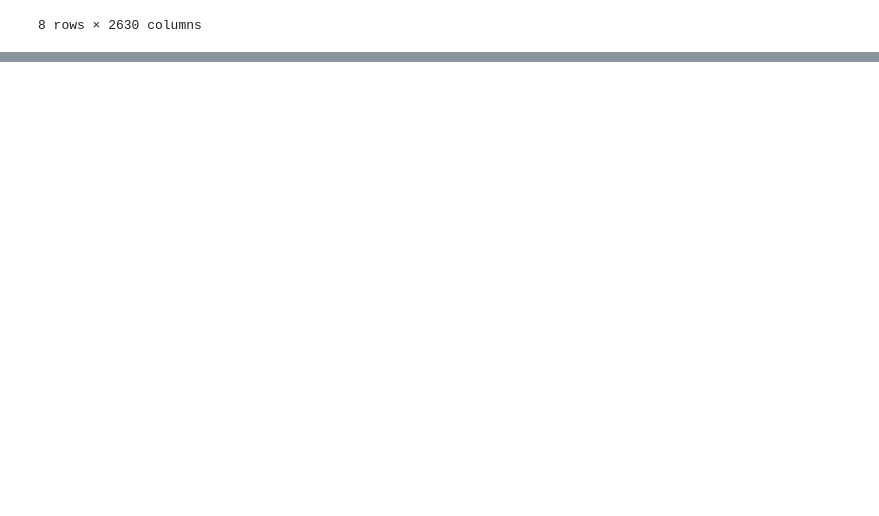
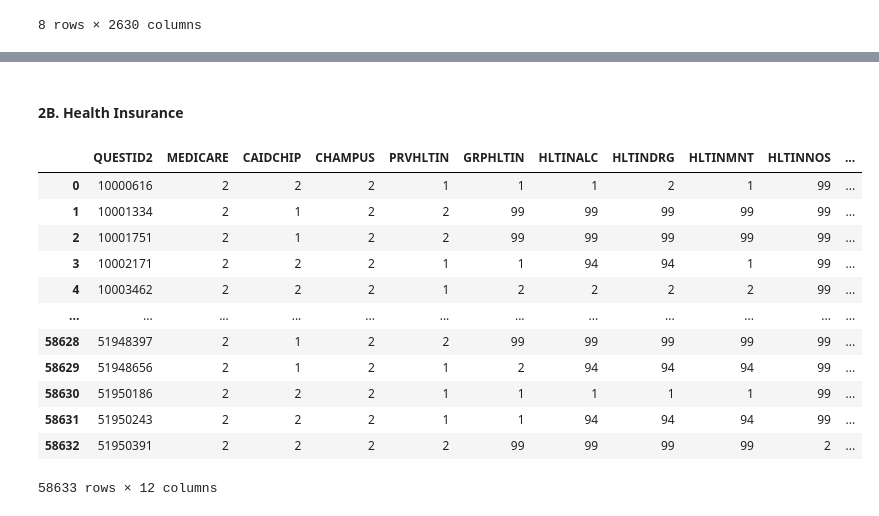
Before and after one commit to infunibuley/infunibuley.github.io, a Jupyter notebook: data/projects/nsduh-eda/nsduh-eda.ipynb, the cells around one changed output, grey strips where cells are left out. Saved outputs shown, nothing was run; the diff lists cells and outputs as text; code cells hidden in the pictures; blank space fills up the shorter version.

Commit message:
working on nsduh eda in python.

```diff
--- a/data/projects/nsduh-eda/nsduh-eda.ipynb
+++ b/data/projects/nsduh-eda/nsduh-eda.ipynb
@@ -122,0 +139,2 @@ Replaced PDEN10 values with string-based values for easier understanding. Change
+# %%
+table_names = []
@@ -122,0 +143,5 @@ Replaced PDEN10 values with string-based values for easier understanding. Change
+# %%
+cols = ['ANALWT2_C', 'VESTR_C', 'VEREP']
+weights_df = nsduh_df[['QUESTID2'] + cols].copy()
+table_names.append('weights_df')
+weights_df
@@ -122,0 +166,5 @@ Replaced PDEN10 values with string-based values for easier understanding. Change
+# %%
+cols = ['PDEN10', 'COUTYP4', 'MAIIN102', 'AIIND102', 'AGE3', 'SERVICE', 'MILSTAT', 'COMBATPY', 'NOMARR2', 'HEALTH', 'HEALTH2', 'SPEAKENGL', 'LVLDIFMEM2', 'LVLDIFCARE2', 'LVLDIFCOMM2', 'IRSEX', 'IRMARIT', 'IREDUHIGHST2', 'PREGAGE2', 'NEWRACE2', 'MILTFAMLY', 'MILTSPPAR', 'EDFAM18', 'IMOTHER', 'IFATHER', 'NRCH17_2', 'IRKI17_2', 'IRHH65_2', 'CELLWRKNG', 'CELLNOTCL', 'GOVTPROG', 'INCOME', 'POVERTY3', 'BOOKED', 'NOBOOKY2', 'PROBATON', 'PAROLREL']
+demo_df = nsduh_df[['QUESTID2'] + cols].copy()
+table_names.append('demo_df')
+demo_df
@@ -122,0 +187,5 @@ Replaced PDEN10 values with string-based values for easier understanding. Change
+# %%
+cols = ['EDUSCHLGO', 'EDUSCHGRD2', 'EDUFULPAR', 'EDUSCKCOM', 'EDUSKPCOM', 'EDUSCHGRD2', 'EDUFULPAR', 'WRKSTATWK2', 'WRK35WKUS', 'WRKRSNJOB', 'WRKEFFORT', 'WRKDPSTYR', 'WRKSELFEM', 'WRKNJBPYR', 'WRKLASTYR2', 'WRKSICKMO', 'WRKSKIPMO']
+emp_df = nsduh_df[['QUESTID2'] + cols].copy()
+table_names.append('emp_df')
+emp_df
@@ -122,0 +206,21 @@ Replaced PDEN10 values with string-based values for easier understanding. Change
+# %% [markdown]
+#### 2B. Health Insurance
+# %%
+cols = ['MEDICARE', 'CAIDCHIP', 'CHAMPUS', 'PRVHLTIN', 'GRPHLTIN', 'HLTINALC', 'HLTINDRG', 'HLTINMNT', 'HLTINNOS', 'HLCLAST', 'HLLOSRSN']
+health_ins_df = nsduh_df[['QUESTID2'] + cols].copy()
+table_names.append('health_ins_df')
+health_ins_df
+# %% [output]
+|  | QUESTID2 | MEDICARE | CAIDCHIP | CHAMPUS | PRVHLTIN | GRPHLTIN | HLTINALC | HLTINDRG | HLTINMNT | HLTINNOS | ... |
+| 0 | 10000616 | 2 | 2 | 2 | 1 | 1 | 1 | 2 | 1 | 99 | ... |
+| 1 | 10001334 | 2 | 1 | 2 | 2 | 99 | 99 | 99 | 99 | 99 | ... |
+| 2 | 10001751 | 2 | 1 | 2 | 2 | 99 | 99 | 99 | 99 | 99 | ... |
+| 3 | 10002171 | 2 | 2 | 2 | 1 | 1 | 94 | 94 | 1 | 99 | ... |
+| 4 | 10003462 | 2 | 2 | 2 | 1 | 2 | 2 | 2 | 2 | 99 | ... |
+| ... | ... | ... | ... | ... | ... | ... | ... | ... | ... | ... | ... |
+| 58628 | 51948397 | 2 | 1 | 2 | 2 | 99 | 99 | 99 | 99 | 99 | ... |
+| 58629 | 51948656 | 2 | 1 | 2 | 1 | 2 | 94 | 94 | 94 | 99 | ... |
+| 58630 | 51950186 | 2 | 2 | 2 | 1 | 1 | 1 | 1 | 1 | 99 | ... |
+| 58631 | 51950243 | 2 | 2 | 2 | 1 | 1 | 94 | 94 | 94 | 99 | ... |
+| 58632 | 51950391 | 2 | 2 | 2 | 2 | 99 | 99 | 99 | 99 | 2 | ... |
+58633 rows × 12 columns
```
Also changed, not shown: parts of 70 cells of this notebook.
